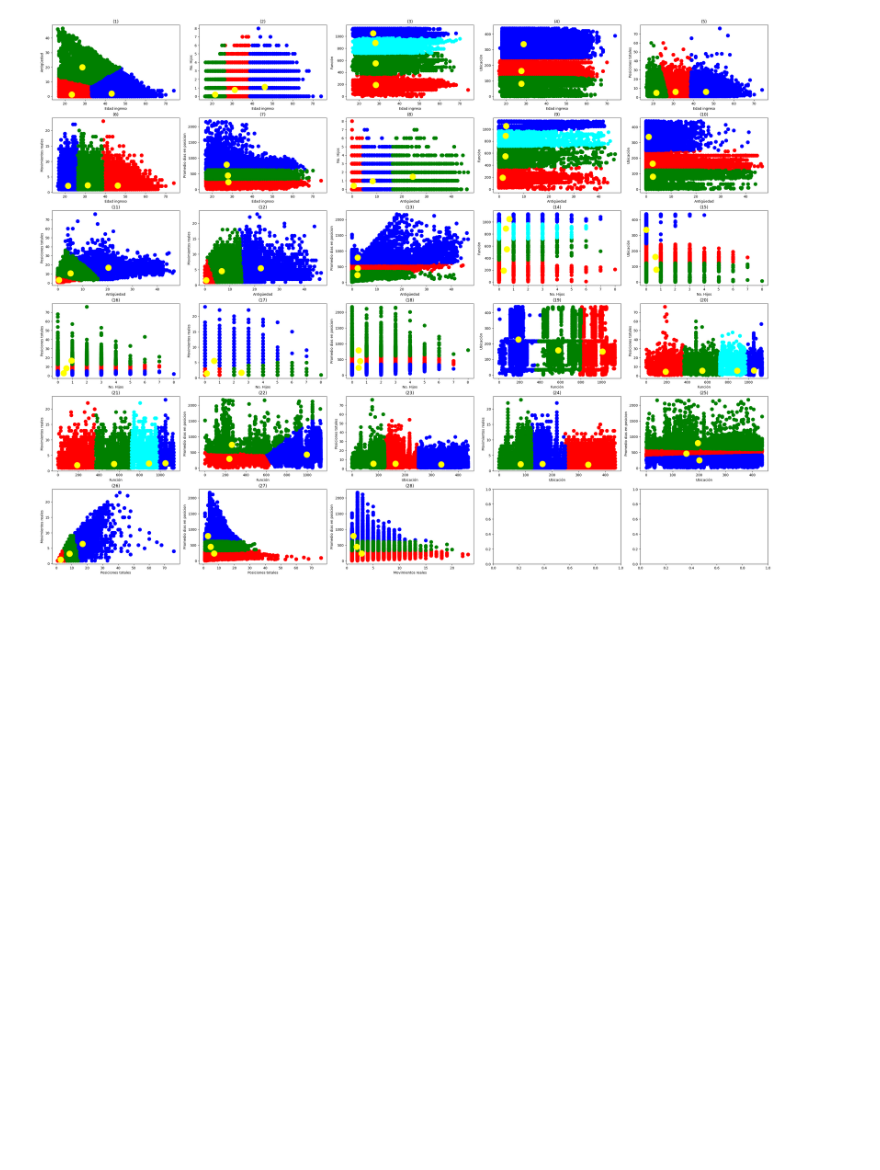
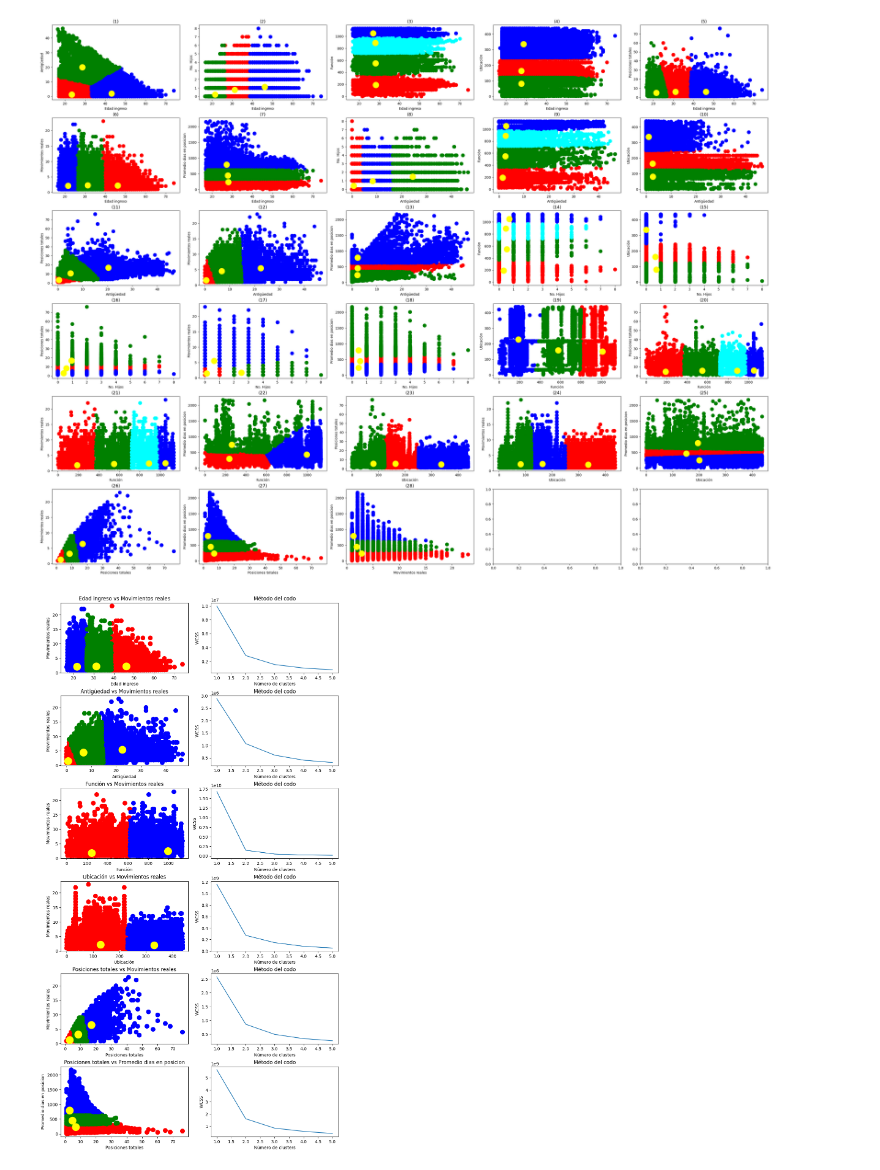
Before and after one commit to AugustoAleman/LiverpoolDataAnalytics, a Jupyter notebook: Machine_Learning/clustering.ipynb, the cells around one changed output. Cells and saved outputs as stored; diff of their text form; code cells hidden in the pictures; blank space fills up the shorter version.

```diff
--- a/Machine_Learning/clustering.ipynb
+++ b/Machine_Learning/clustering.ipynb
@@ -23,7 +23,7 @@ warnings.filterwarnings('ignore')
 # %% [markdown]
 # Importar el Dataset
 # %%
-df = pd.read_csv('./data/Liverpool_Predictiva.csv')
+df = pd.read_csv('./data/Liverpool_Predictiva (1).csv')
 df.head(5)
 # %% [output]
 |  | Unnamed: 0 | Edad ingreso | Antigüedad | No. Hijos | Función | Ubicación | Genero | Estado | ... |
@@ -197,3 +197,83 @@ def seeClusters(df):
 seeClusters(df)
 # %% [output]
 [figure]
+# %%
+def seeSpecificClusters(df):
+
+    # Definicion de combinaciones de atributos
+    number_of_atributes = len(df.columns)
+    numbers = list(range(0, number_of_atributes))
+    permutations = list(itertools.combinations(numbers, 2))
+    column_names = df.columns
+
+    # Conservar solo columnas especificas
+    to_keep = [6, 12, 21, 24, 26, 27]    # Lista con graficas a conservar
+    to_keep = [x - 1 for x in to_keep]
+    permutations = [permutations[i] for i in to_keep]
+
+    # Definir no. de codos por grafica
+    elbows = [3, 3, 2, 2, 3, 3] # Ajustar manualmente de acuerdo a las graficas de codo
+
+    colors = ['red', 'blue', 'green', 'cyan', 'magenta', 'orange']
+
+     #Ajuste subplots
+    n_cols = 2
+    n_rows = len(permutations)
+    n_subplots = n_cols * n_rows
+
+    # Creación de la figura
+    fig, axes = plt.subplots(n_rows, n_cols, figsize = (10, 20))
+    plt.subplots_adjust(wspace=0.5, hspace=0.5)
+
+    row_key = 0
+
+    for i in range(0, len(permutations)):
+
+        # Selección de datos
+        X = df.iloc[:, [permutations[i][0], permutations[i][1]]].values
+
+        wcss = []
+
+        for j in range(1, 6):
+            kmeans = KMeans(n_clusters = j, init = 'k-means++', random_state = 42)
+            kmeans.fit(X)
+            wcss.append(kmeans.inertia_)
+
+        ax_e = axes[row_key, 1]
+
+        ax_e.plot(range(1, 6), wcss)
+        ax_e.set_title('Método del codo')
+        ax_e.set_xlabel('Nümero de clusters')
+        ax_e.set_ylabel('WCSS')
+
+        elbow_point = elbows[i]
+
+        # Definicion del número de clusters de acuerdo al método del codo
+        n_clusters = elbow_point
+
+        kmeans = KMeans(n_clusters = n_clusters, init = 'k-means++', random_state = 42)
+        y_means = kmeans.fit_predict(X)
+
+        # Figura
+        ax = axes[row_key, 0]
+
+        for j in range(0, n_clusters):
+            ax.scatter(X[y_means == j, 0], X[y_means == j, 1], s = 100, c = colors[j], label = f'Cluster {j}')
+
+        ax.scatter(kmeans.cluster_centers_[:, 0], kmeans.cluster_centers_[:, 1], s = 300, c = 'yellow', label = 'Centroides')
+
+        #ax.set_title(f'Cols: {permutations[i][0]} & {permutations[i][1]}')
+        ax.set_title(f'{column_names[permutations[i][0]]} vs {column_names[permutations[i][1]]}')
+        ax.set_xlabel(column_names[permutations[i][0]])
+        ax.set_ylabel(column_names[permutations[i][1]])
+
+        row_key += 1
+
+
+    plt.tight_layout()
+    plt.subplots_adjust(top=0.9)
+    plt.show()
+
+seeSpecificClusters(df)
+# %% [output]
+[figure, added]
```
Also changed, not shown: 9 other files.
